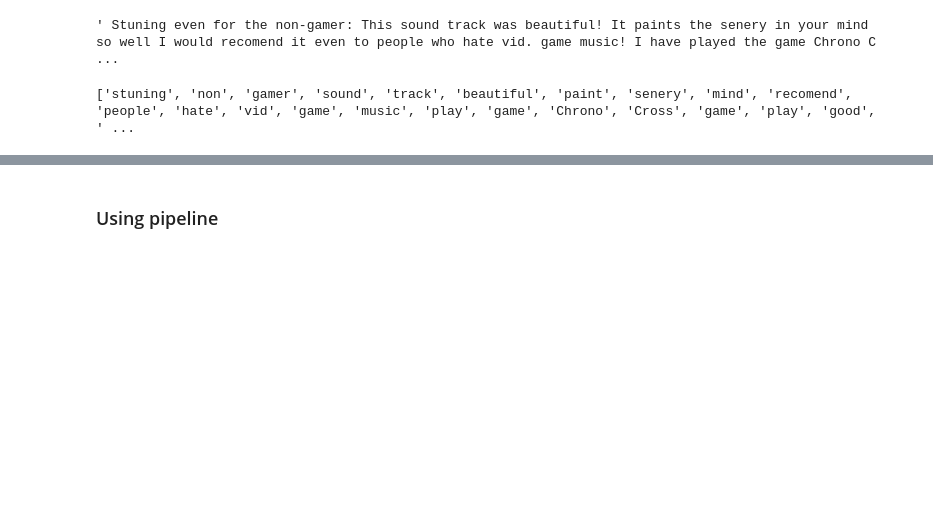
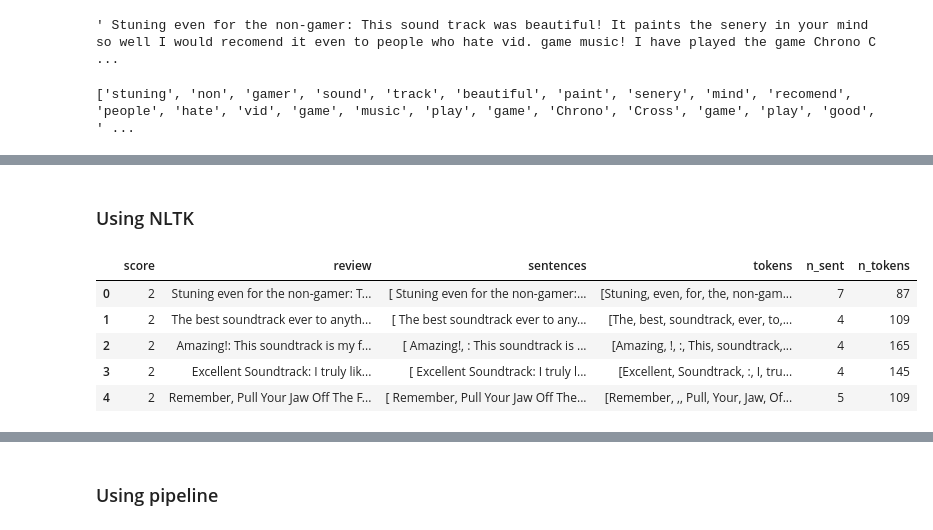
Before and after one commit to Fayza-M/NLP_Analysis, a Jupyter notebook: M6W5 Assignemnt spacy.ipynb, the cells around one changed output, grey strips where cells are left out. Drawn from its saved outputs; the diff is of its cells as text; code cells hidden in the pictures; blank space fills up the shorter version.

```diff
--- a/M6W5 Assignemnt spacy.ipynb
+++ b/M6W5 Assignemnt spacy.ipynb
@@ -170,0 +187,15 @@ Accuracy :  80.23791821561338
+# %% [markdown]
+### Using NLTK
+# %%
+df1['sentences'] = df1['review'].apply(sent_tokenize)
+df1['tokens'] = df1['review'].apply(word_tokenize)
+df1['n_sent'] = df1['sentences'].apply(len)
+df1['n_tokens'] = df1['tokens'].apply(len)
+df1.head()
+# %% [output]
+|  | score | review | sentences | tokens | n_sent | n_tokens |
+| 0 | 2 | Stuning even for the non-gamer: T... | [ Stuning even for the non-gamer:... | [Stuning, even, for, the, non-gam... | 7 | 87 |
+| 1 | 2 | The best soundtrack ever to anyth... | [ The best soundtrack ever to any... | [The, best, soundtrack, ever, to,... | 4 | 109 |
+| 2 | 2 | Amazing!: This soundtrack is my f... | [ Amazing!, : This soundtrack is ... | [Amazing, !, :, This, soundtrack,... | 4 | 165 |
+| 3 | 2 | Excellent Soundtrack: I truly lik... | [ Excellent Soundtrack: I truly l... | [Excellent, Soundtrack, :, I, tru... | 4 | 145 |
+| 4 | 2 | Remember, Pull Your Jaw Off The F... | [ Remember, Pull Your Jaw Off The... | [Remember, ,, Pull, Your, Jaw, Of... | 5 | 109 |
```
Also changed, not shown: parts of 23 cells of this notebook.
